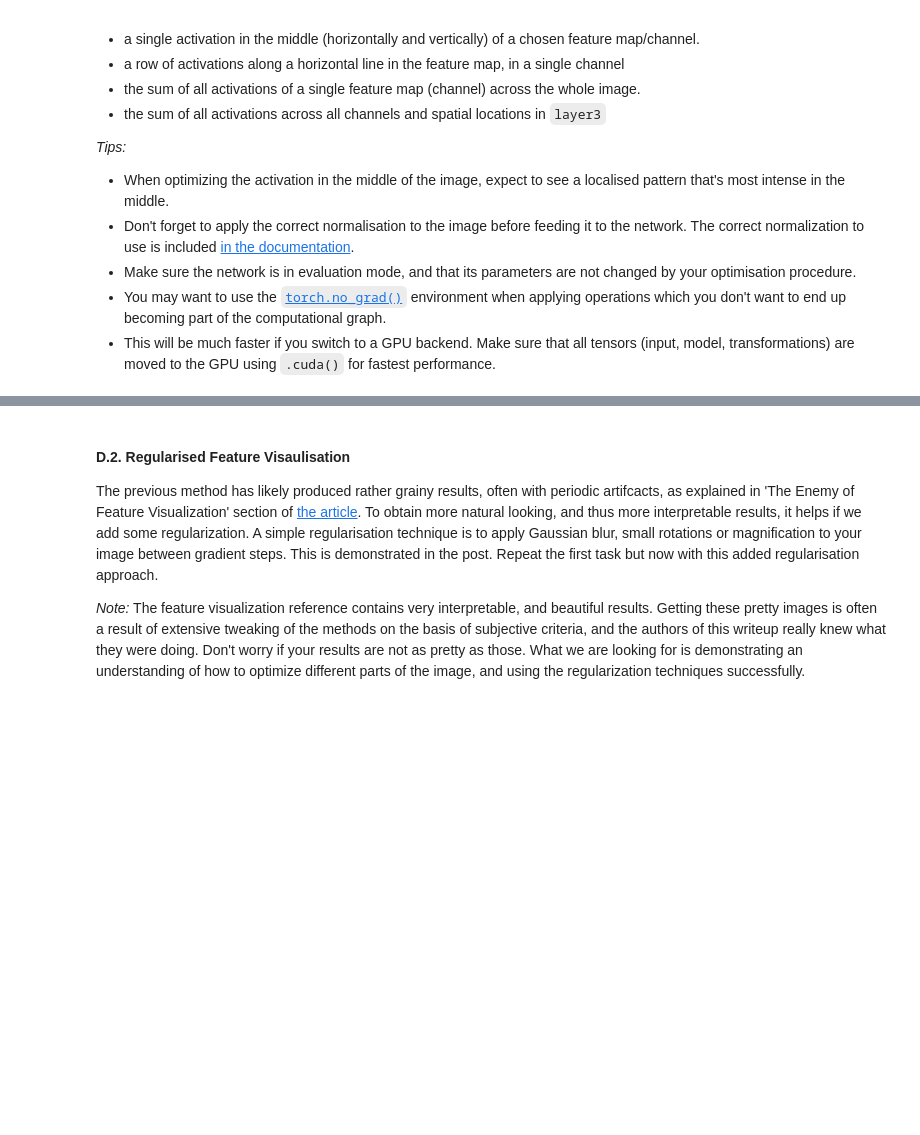
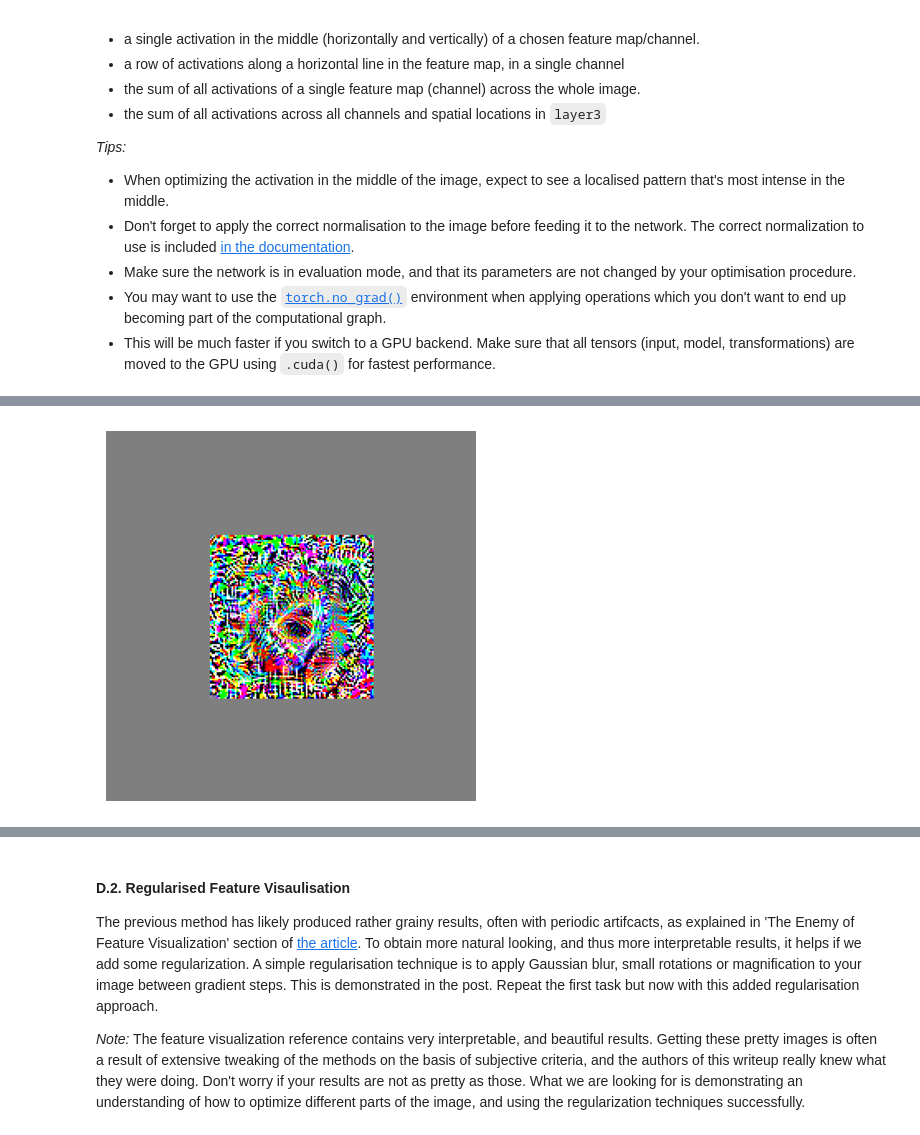
Before and after one commit to JDS289/-DNNs, a Jupyter notebook: dnns2.ipynb, the cells around one changed output, grey strips where cells are left out. Saved outputs shown, nothing was run; the diff lists cells and outputs as text; code cells hidden in the pictures; blank space fills up the shorter version.

```diff
--- a/dnns2.ipynb
+++ b/dnns2.ipynb
@@ -109,0 +93,13 @@ hook_handle.remove()
+# %%
+activation = None
+
+def optimize(image, optimizer, num_iterations):
+    for i in range(1, num_iterations+1):
+        optimizer.zero_grad()
+        predict(clamp_processed(image))  # the prediction result isn't relevant, but the relevant activation will be stored
+
+        loss = -activation
+        loss.backward()
+        optimizer.step()
+        if i in {1, 10, 100} or i%1000 == 0:
+            print(f"Iteration {i:>4}:   Loss = {loss.item():.4f}")
@@ -109,0 +118,6 @@ hook_handle.remove()
+# %%
+image = transforms(0.5*torch.ones(3, height, width)).cuda().requires_grad_()
+optimize(image, torch.optim.Adam([image], lr=0.01), num_iterations=4000)
+draw(image)
+# %% [output]
+[figure, added]
```
Also changed, not shown: parts of 10 cells of this notebook.
